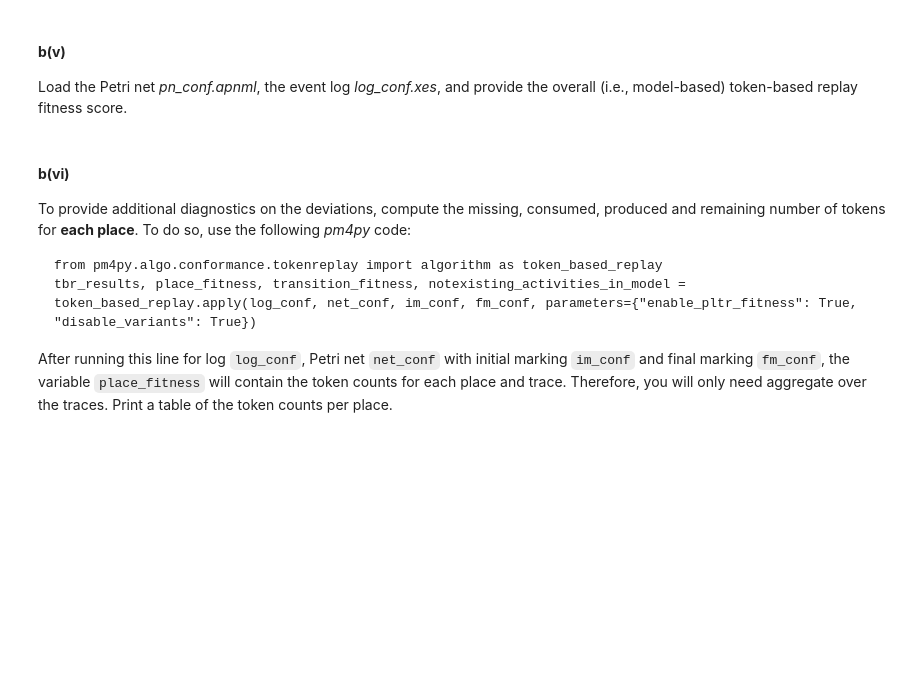
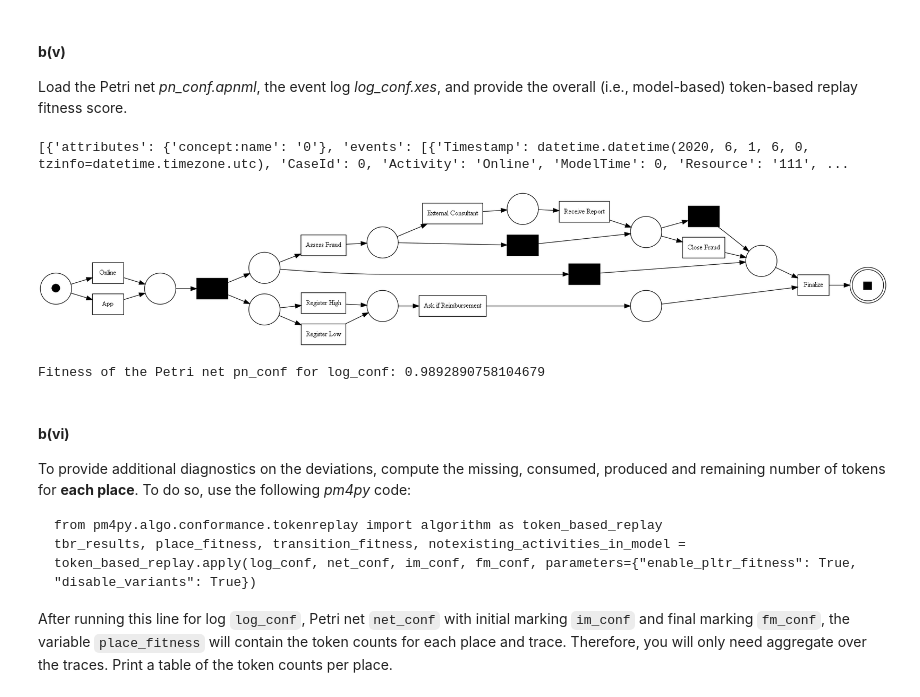
Before and after one commit to mnghiap/ids22, a Jupyter notebook: assignment2/assignment2.ipynb, the cells around one changed output. Saved outputs shown, nothing was run; the diff lists cells and outputs as text; code cells hidden in the pictures; blank space fills up the shorter version.

```diff
--- a/assignment2/assignment2.ipynb
+++ b/assignment2/assignment2.ipynb
@@ -1101,7 +1200,19 @@ In this task, you will again apply conformance checking by means of token-based
 #### **b(v)**
 Load the Petri net *pn_conf.apnml*, the event log *log_conf.xes*, and provide the overall (i.e., model-based) token-based replay fitness score.
 # %%
-# your code
+log_conf = pm4py.read_xes('datasets/log_conf.xes')
+log_conf
+# %% [output]
+[{'attributes': {'concept:name': '0'}, 'events': [{'Timestamp': datetime.datetime(2020, 6, 1, 6, 0, tzinfo=datetime.timezone.utc), 'CaseId': 0, 'Activity': 'Online', 'ModelTime': 0, 'Resource': '111', ...
+# %%
+net_conf, im_conf, fm_conf = pm4py.read_pnml('datasets/pn_conf.apnml')
+pm4py.view_petri_net(net_conf, im_conf, fm_conf, format='png')
+# %% [output]
+[figure, added]
+# %%
+print(f"Fitness of the Petri net pn_conf for log_conf: {token_fitness(log_conf, net_conf, im_conf, fm_conf)}")
+# %% [output]
+Fitness of the Petri net pn_conf for log_conf: 0.9892890758104679
 # %% [markdown]
 #### **b(vi)**
 To provide additional diagnostics on the deviations, compute the missing, consumed, produced and remaining number of tokens for **each place**.
```
Also changed, not shown: parts of 29 cells of this notebook.
